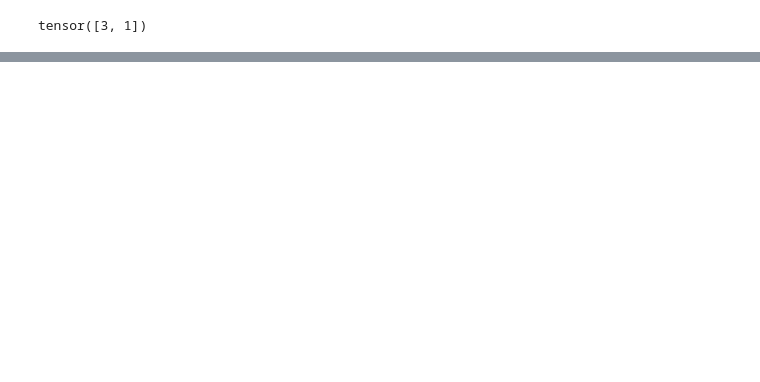
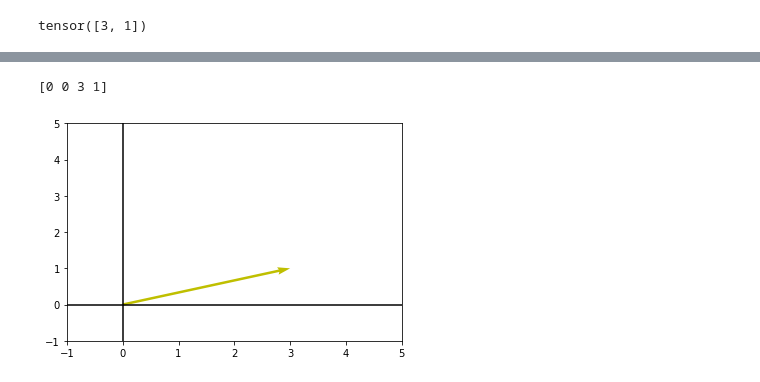
Before and after one commit to gilgamesh7/ml_math_python, a Jupyter notebook: 06_affine_transformations.ipynb, the cells around one changed output, grey strips where cells are left out. Cells and saved outputs as stored; diff of their text form; code cells hidden in the pictures; blank space fills up the shorter version.

```diff
--- a/06_affine_transformations.ipynb
+++ b/06_affine_transformations.ipynb
@@ -35,0 +72,8 @@ RuntimeError: zero-dimensional tensor (at position 1) cannot be concatenated
+# %%
+# plot identity vector applied to vector
+I=np.array([[1,0],[0,1]])
+Iv=np.dot(I,v)
+plot_vectors([Iv],'yellow',(-1,5),(-1,5))
+# %% [output]
+[0 0 3 1]
+[figure, added]
```
Also changed, not shown: parts of 16 cells of this notebook.
